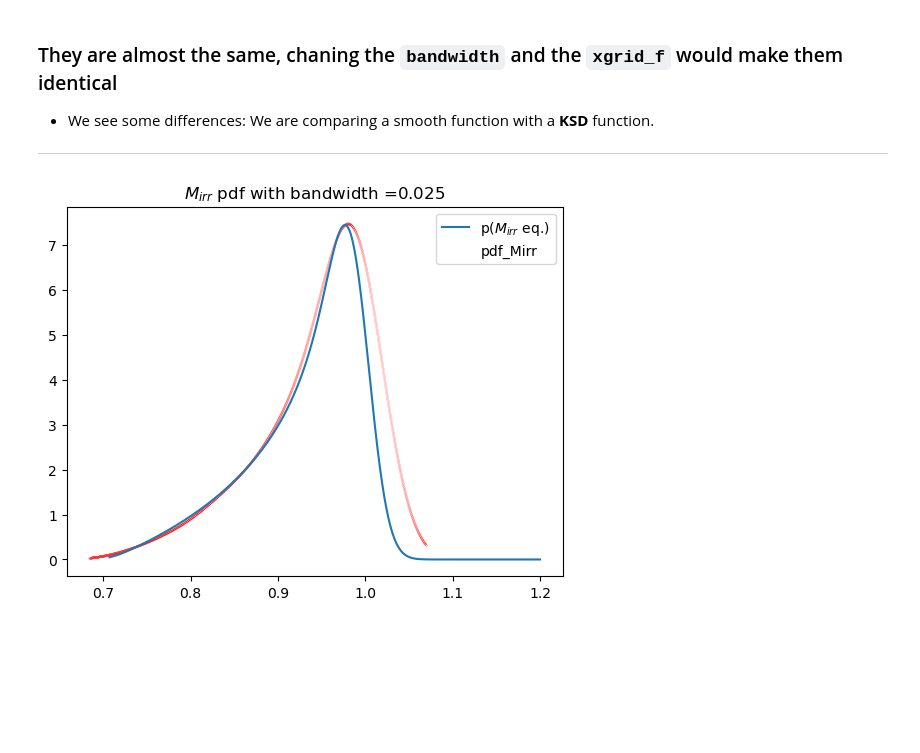
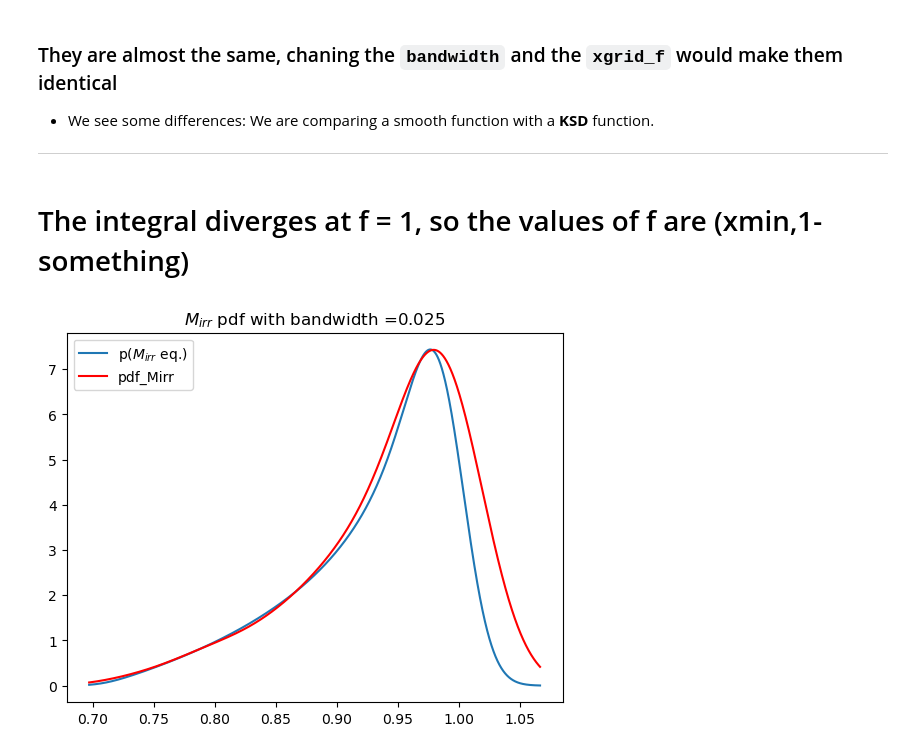
Before and after one commit to DemetryG16/astrostatistics_bicocca_2026, a Jupyter notebook: working/Sol_7.ipynb, the cells around one changed output. Saved outputs shown, nothing was run; the diff lists cells and outputs as text; code cells hidden in the pictures; blank space fills up the shorter version.

```diff
--- a/working/Sol_7.ipynb
+++ b/working/Sol_7.ipynb
@@ -223,19 +223,21 @@ plt.legend();
 * We see some differences: We are comparing a smooth function with a **KSD** function.
 ---
 # %%
-mgrid = np.linspace(xmin,xmax+0.2,N)
+mgrid = np.linspace(min(M_irr),max(M_irr),N)
 
 def integ(m):
  return (xmax-xmin)*np.mean(dp(m,sigma,xgrid_f))
 
 p_M = [integ(i) for i in mgrid]
+# %% [markdown]
+# The integral diverges at f = 1, so the values of f are (xmin,1-something)
 # %%
 
 bw = 0.025
-pdf_M_irr = kde_sklearn(M_irr, xgrid, bw, kernel= 'gaussian')
+pdf_M_irr = kde_sklearn(M_irr, mgrid, bw, kernel= 'gaussian')
 plt.plot(mgrid, p_M, label= 'p($M_{irr}$ eq.)')
-plt.scatter(xgrid,pdf_M_irr, s=0.001, alpha=0.5, label= 'pdf_Mirr', color='red')
+plt.plot(mgrid,pdf_M_irr, label= 'pdf_Mirr', color='red')
 plt.title('$M_{irr}$ pdf with bandwidth ='+str(bw))
 plt.legend();
 # %% [output]
-[figure, old version]
+[figure, new version]
```
Also changed, not shown: parts of 5 cells of this notebook, 23 other files.
